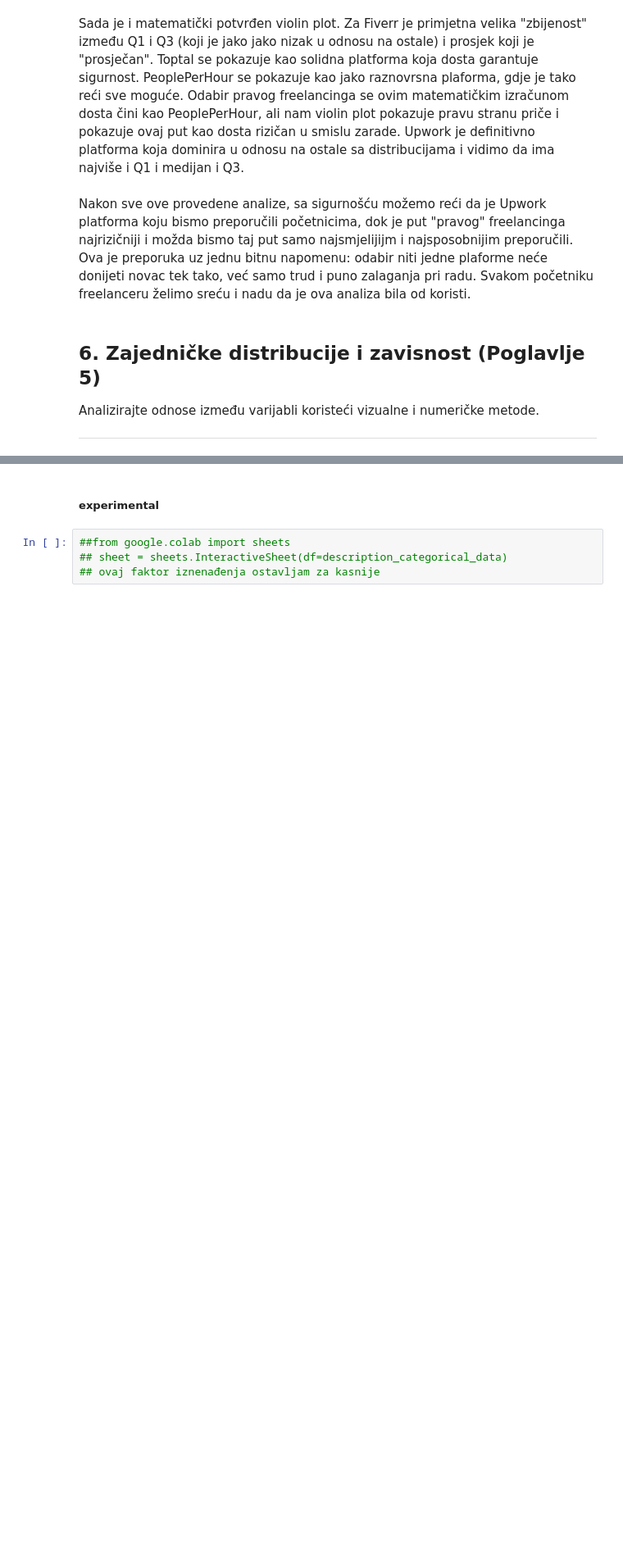
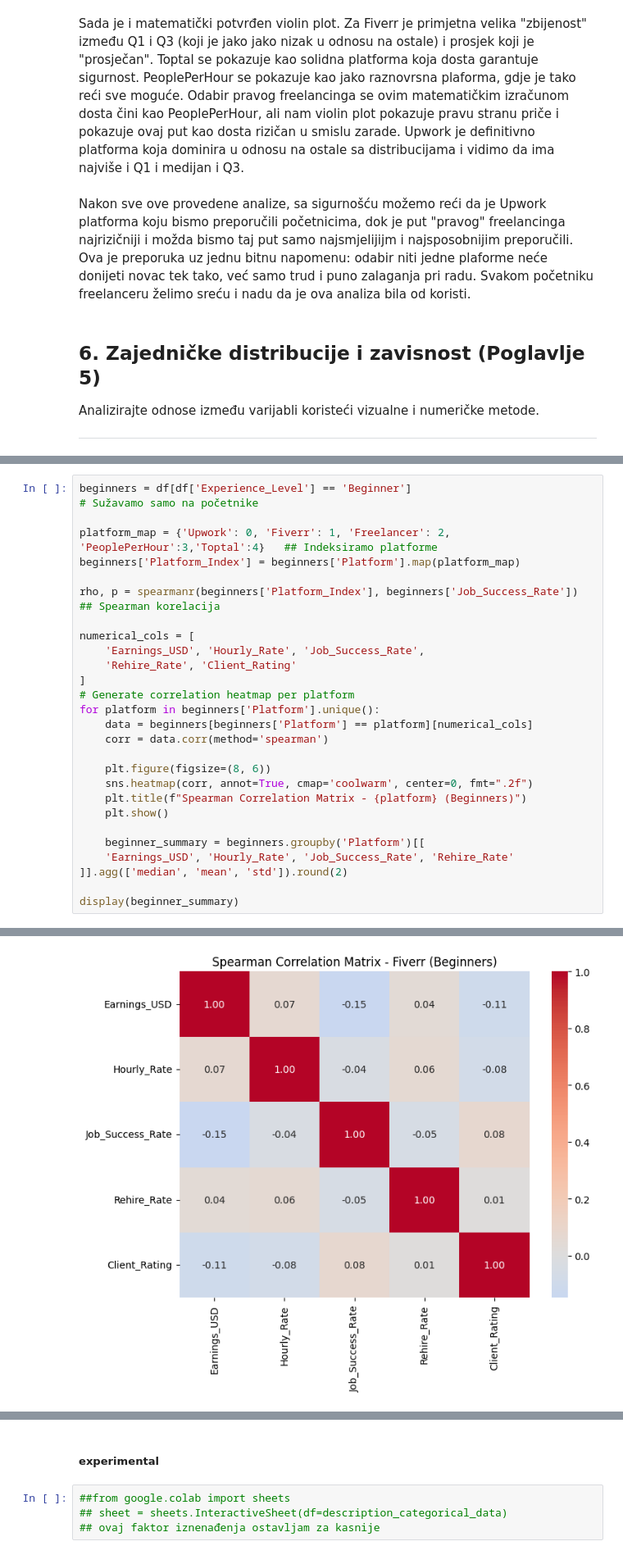
Before and after one commit to Ljut/PSAI-DSAI-datasets, a Jupyter notebook: VIS25_TIM1.ipynb, the cells around one changed output, grey strips where cells are left out. Shown at 82% size. Saved outputs shown, nothing was run; the diff lists cells and outputs as text; blank space fills up the shorter version.

```diff
--- a/VIS25_TIM1.ipynb
+++ b/VIS25_TIM1.ipynb
@@ -1344,0 +1482,29 @@ Sumirajte rezultate, diskutujte uvide i ograničenja, te predložite moguća pro
+# %%
+beginners = df[df['Experience_Level'] == 'Beginner']
+# Sužavamo samo na početnike
+
+platform_map = {'Upwork': 0, 'Fiverr': 1, 'Freelancer': 2, 'PeoplePerHour':3,'Toptal':4}   ## Indeksiramo platforme
+beginners['Platform_Index'] = beginners['Platform'].map(platform_map)
+
+rho, p = spearmanr(beginners['Platform_Index'], beginners['Job_Success_Rate']) ## Spearman korelacija
+
+numerical_cols = [
+    'Earnings_USD', 'Hourly_Rate', 'Job_Success_Rate',
+    'Rehire_Rate', 'Client_Rating'
+]
+# Generate correlation heatmap per platform
+for platform in beginners['Platform'].unique():
+    data = beginners[beginners['Platform'] == platform][numerical_cols]
+    corr = data.corr(method='spearman')
+
+    plt.figure(figsize=(8, 6))
+    sns.heatmap(corr, annot=True, cmap='coolwarm', center=0, fmt=".2f")
+    plt.title(f"Spearman Correlation Matrix - {platform} (Beginners)")
+    plt.show()
+
+    beginner_summary = beginners.groupby('Platform')[[
+    'Earnings_USD', 'Hourly_Rate', 'Job_Success_Rate', 'Rehire_Rate'
+]].agg(['median', 'mean', 'std']).round(2)
+
+display(beginner_summary)
+# %% [output]
@@ -1344,0 +1516 @@ Sumirajte rezultate, diskutujte uvide i ograničenja, te predložite moguća pro
+[figure, added]
```
Also changed, not shown: parts of 28 cells of this notebook.
